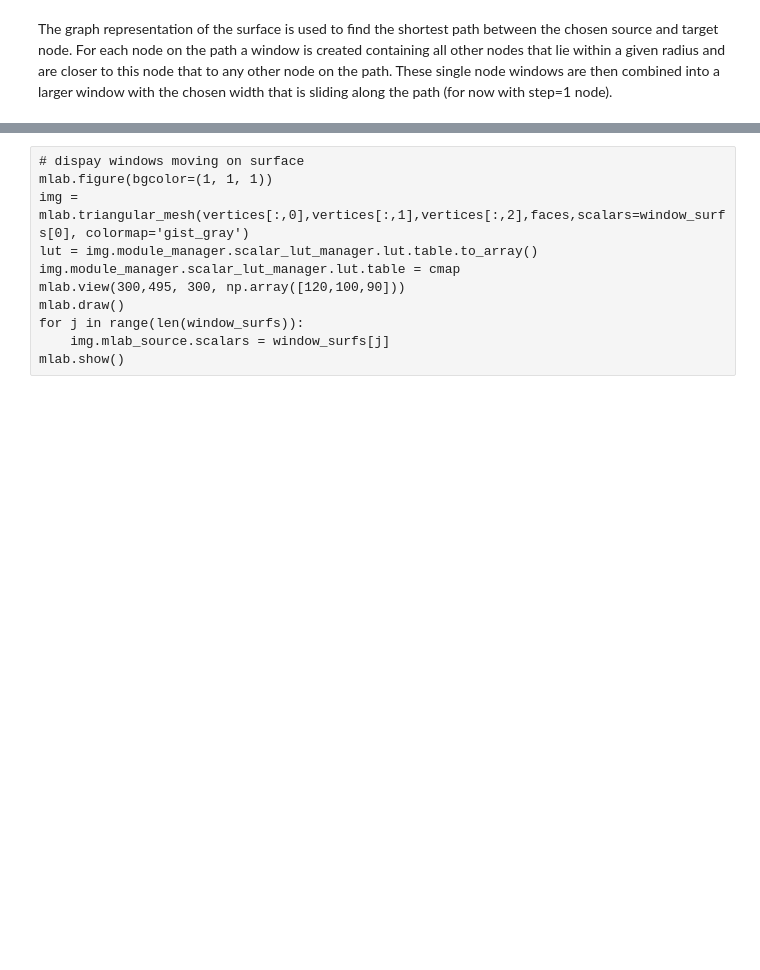
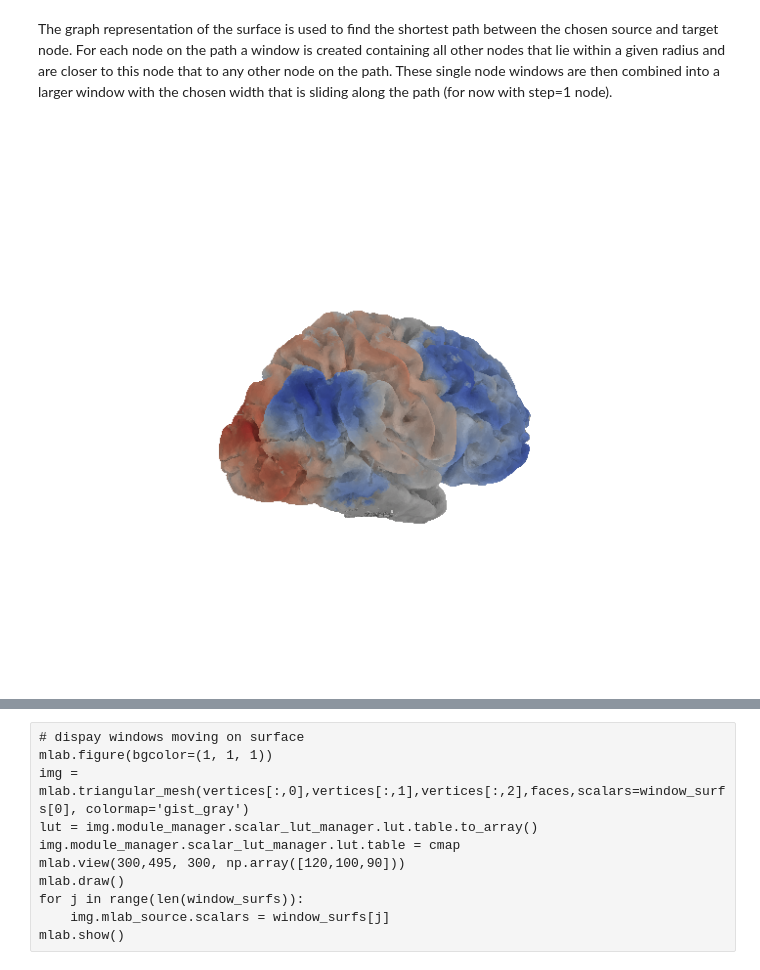
Before and after one commit to juhuntenburg/myelinconnect, a Jupyter notebook: notebooks/path_embedding.ipynb, the cells around one changed output, grey strips where cells are left out. Drawn from its saved outputs; the diff is of its cells as text; code cells hidden in the pictures; blank space fills up the shorter version.

Commit message:
update path embedding

```diff
--- a/notebooks/path_embedding.ipynb
+++ b/notebooks/path_embedding.ipynb
@@ -79,6 +80,15 @@ mesh='/scr/ilz3/myelinconnect/all_data_on_simple_surf/surfs/lowres_rh_d.vtk'
+# %%
+#mesh_file = '/scr/ilz3/myelinconnect/all_data_on_simple_surf/surfs/lowres_rh_d.vtk'
+mesh_file = '/SCR/data/ohbm2016/lowres_rh_d.vtk'
+sulc_file = '/SCR/data/ohbm2016/lowres_rh_sulc.npy'
+embed_file = '/SCR/data/ohbm2016/mask_025_5/rh_embed_10.npy'
+t1_file = '/SCR/data/ohbm2016/avg_rh_profiles.npy'
 # %%
-v,f,d=read_vtk(mesh)
+v,f,d=read_vtk(mesh_file)
 vertices = v.astype(np.float64)
 faces = f.astype(np.int32)
+sulc = np.load(sulc_file)
+profiles = np.load(t1_file)
+embed = np.load(embed_file)
 # %%
 G=graph_from_mesh(vertices, faces, edge_length=True)
@@ -107 +107,8 @@ mlab.show()
 #np.save('/scr/ilz3/myelinconnect/all_data_on_simple_surf/path/rh_4664_59276.npy', np.asarray(path))
+# %%
+sns.set_style('white')
+plot=plot_surf_stat_map(vertices, faces, stat_map=embed[:,0],
+                        bg_map=sulc, bg_on_stat=True,
+                        elev=200,azim=20, figsize=(11,10))
+# %% [output]
+[figure, added]
```
Also changed, not shown: parts of 94 cells of this notebook.
